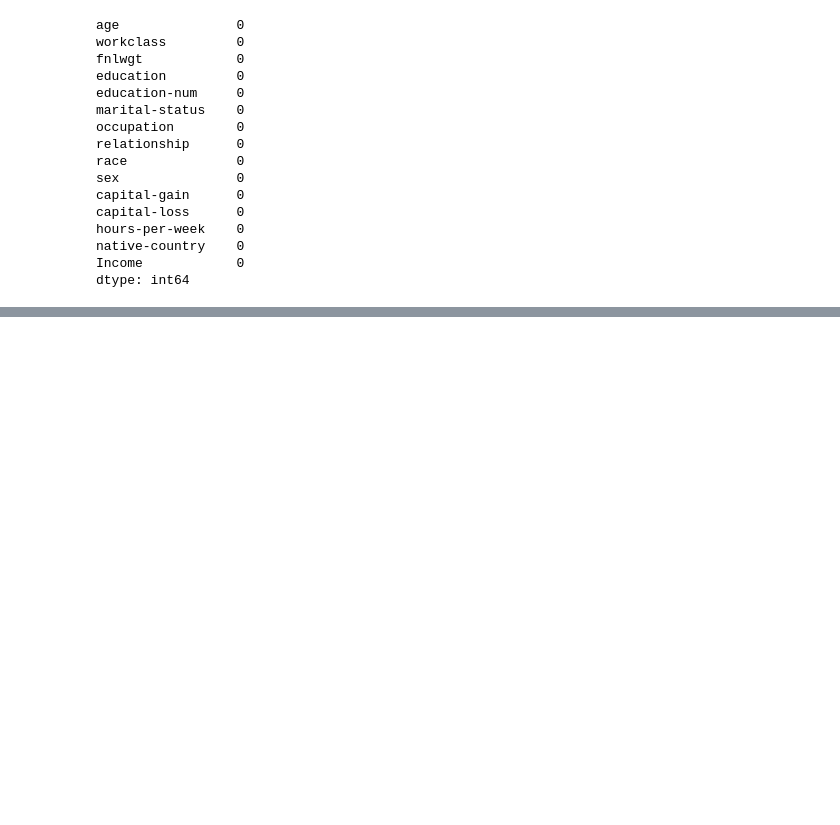
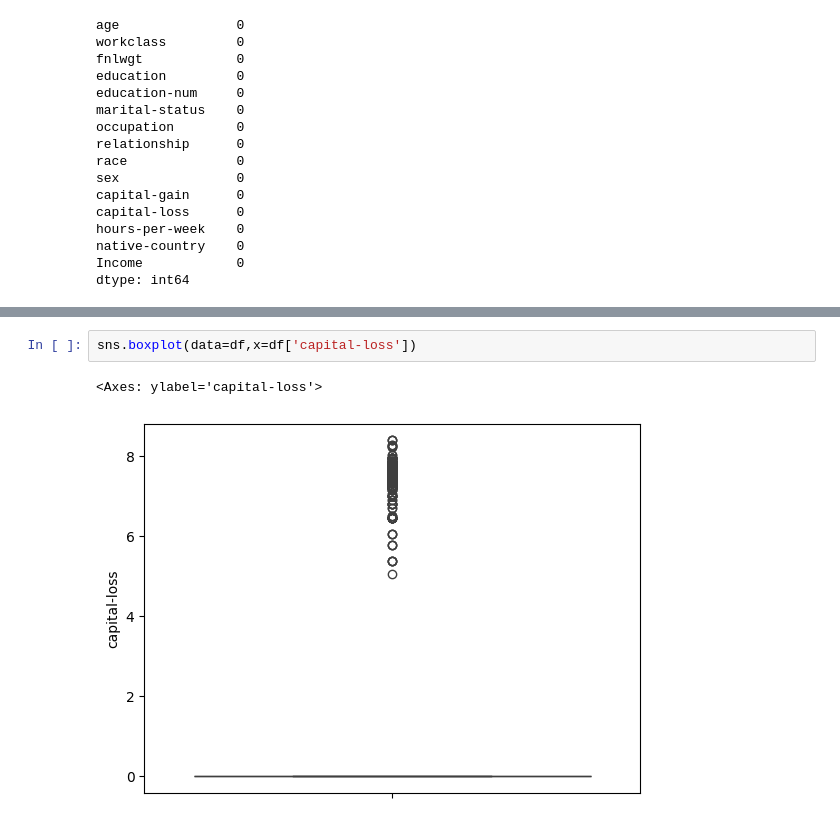
Before and after one commit to mariamayman815/Income-Prediction, a Jupyter notebook: Notebooks/preprocessing.ipynb, the cells around one changed output, grey strips where cells are left out. Drawn from its saved outputs; the diff is of its cells as text; blank space fills up the shorter version.

```diff
--- a/Notebooks/preprocessing.ipynb
+++ b/Notebooks/preprocessing.ipynb
@@ -205,0 +242,5 @@ dtype: int64
+# %%
+sns.boxplot(data=df,x=df['capital-loss'])
+# %% [output]
+<Axes: ylabel='capital-loss'>
+[figure, added]
```
Also changed, not shown: parts of 21 cells of this notebook.
